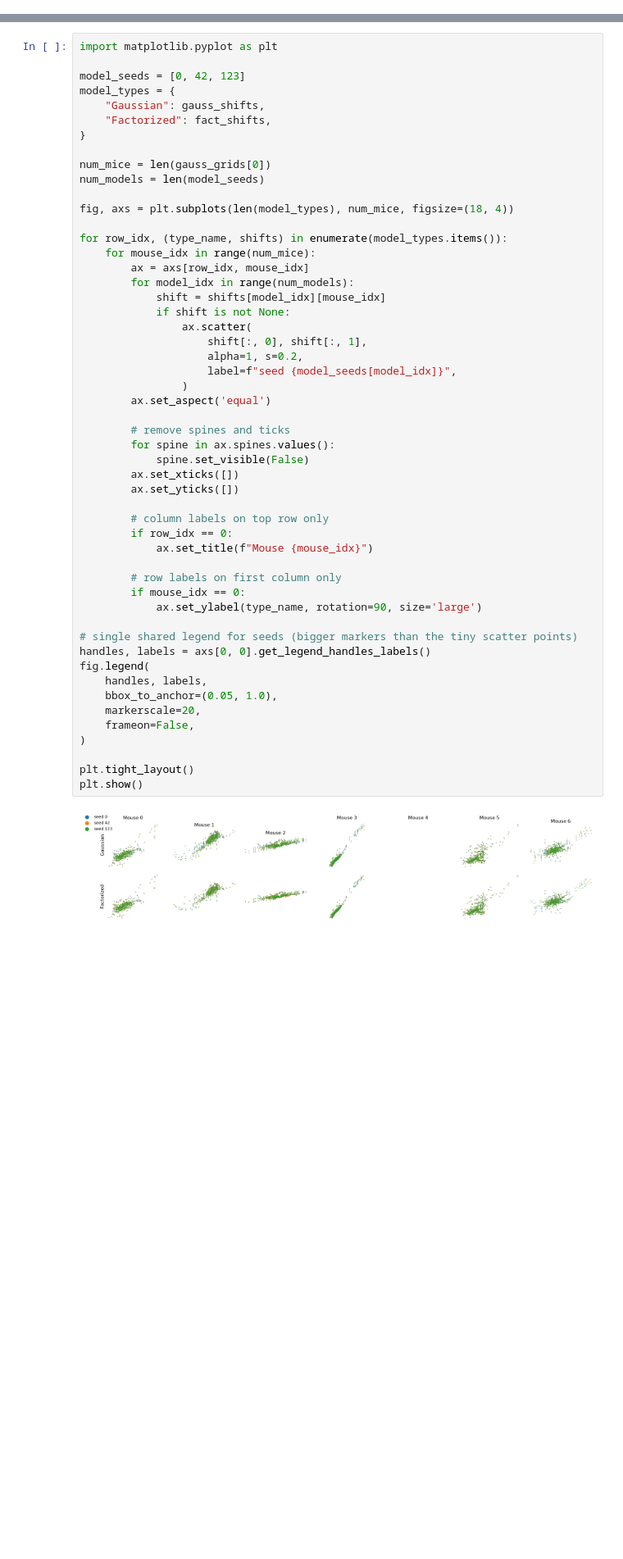
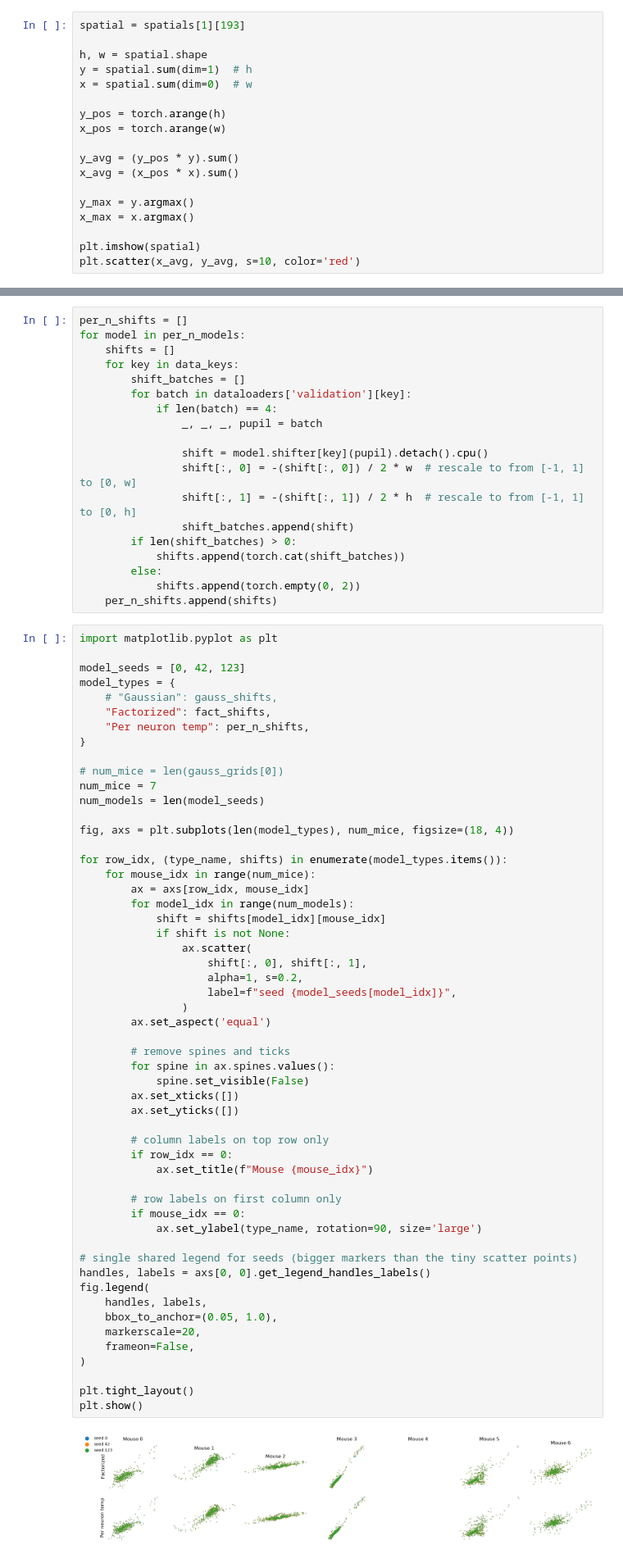
Before and after one commit to NathanSoeding/sensorium, a Jupyter notebook: analysis/evaluate.ipynb, the cells around one changed output, grey strips where cells are left out. Shown at 82% size. Drawn from its saved outputs; the diff is of its cells as text; blank space fills up the shorter version.

```diff
--- a/analysis/evaluate.ipynb
+++ b/analysis/evaluate.ipynb
@@ -262,0 +466,18 @@ plt.show()
+# %%
+spatial = spatials[1][193]
+
+h, w = spatial.shape
+y = spatial.sum(dim=1)  # h
+x = spatial.sum(dim=0)  # w
+
+y_pos = torch.arange(h)
+x_pos = torch.arange(w)
+
+y_avg = (y_pos * y).sum()
+x_avg = (x_pos * x).sum()
+
+y_max = y.argmax()
+x_max = x.argmax()
+
+plt.imshow(spatial)
+plt.scatter(x_avg, y_avg, s=10, color='red')
@@ -321,16 +569,37 @@ for model in fact_models:
         else:
             shifts.append(torch.empty(0, 2))
     fact_shifts.append(shifts)
+# %%
+per_n_shifts = []
+for model in per_n_models:
+    shifts = []
+    for key in data_keys:
+        shift_batches = []
+        for batch in dataloaders['validation'][key]:
+            if len(batch) == 4:
+                _, _, _, pupil = batch
+
+                shift = model.shifter[key](pupil).detach().cpu()
+                shift[:, 0] = -(shift[:, 0]) / 2 * w  # rescale to from [-1, 1] to [0, w]
+                shift[:, 1] = -(shift[:, 1]) / 2 * h  # rescale to from [-1, 1] to [0, h]
+                shift_batches.append(shift)
+        if len(shift_batches) > 0:
+            shifts.append(torch.cat(shift_batches))
+        else:
+            shifts.append(torch.empty(0, 2))
+    per_n_shifts.append(shifts)
 # %%
 import matplotlib.pyplot as plt
 
 model_seeds = [0, 42, 123]
 model_types = {
-    "Gaussian": gauss_shifts,
+    # "Gaussian": gauss_shifts,
     "Factorized": fact_shifts,
+    "Per neuron temp": per_n_shifts,
 }
 
-num_mice = len(gauss_grids[0])
+# num_mice = len(gauss_grids[0])
+num_mice = 7
 num_models = len(model_seeds)
 
 fig, axs = plt.subplots(len(model_types), num_mice, figsize=(18, 4))
@@ -347,34 +616,34 @@ for row_idx, (type_name, shifts) in enumerate(model_types.items()):
                     label=f"seed {model_seeds[model_idx]}",
                 )
         ax.set_aspect('equal')
 
         # remove spines and ticks
         for spine in ax.spines.values():
             spine.set_visible(False)
         ax.set_xticks([])
         ax.set_yticks([])
 
         # column labels on top row only
         if row_idx == 0:
             ax.set_title(f"Mouse {mouse_idx}")
 
         # row labels on first column only
         if mouse_idx == 0:
             ax.set_ylabel(type_name, rotation=90, size='large')
 
 # single shared legend for seeds (bigger markers than the tiny scatter points)
 handles, labels = axs[0, 0].get_legend_handles_labels()
 fig.legend(
     handles, labels,
     bbox_to_anchor=(0.05, 1.0),
     markerscale=20,
     frameon=False,
 )
 
 plt.tight_layout()
 plt.show()
 # %% [output]
-[figure, old version]
+[figure, new version]
 # %%
 for type_name, shifts in model_types.items():
     shifts = [torch.cat(g) for g in shifts]
```
Also changed, not shown: parts of 23 cells of this notebook, 1 other file.
